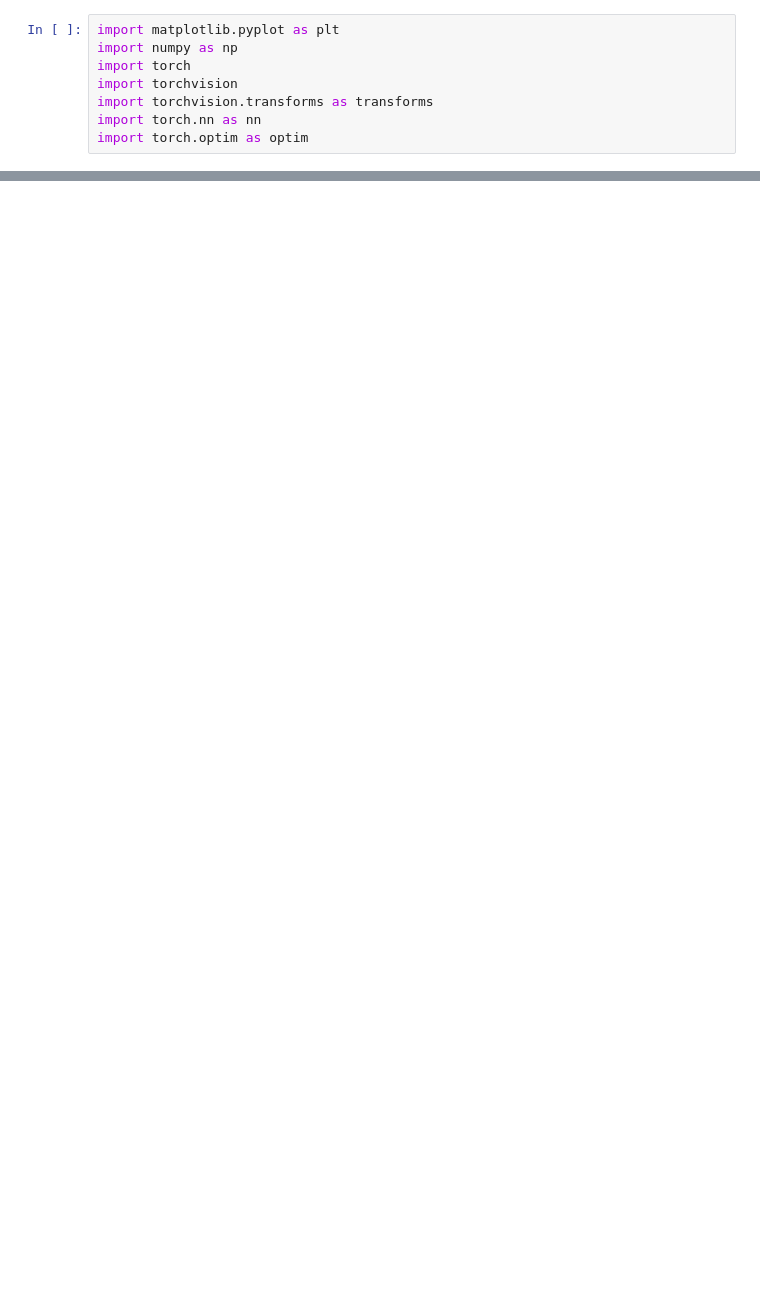
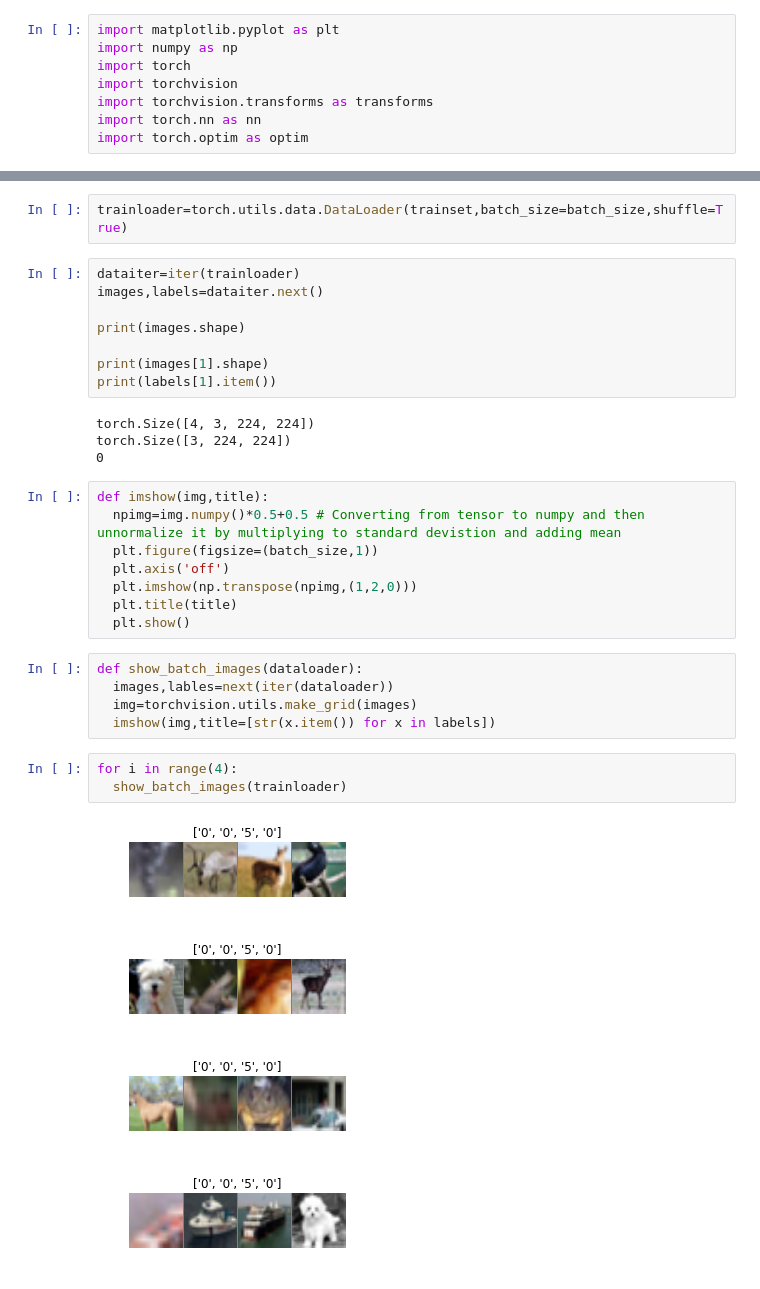
Before and after one commit to Musu1/Deep-Learning, a Jupyter notebook: Large_CNN.ipynb, the cells around one changed output, grey strips where cells are left out. Cells and saved outputs as stored; diff of their text form; blank space fills up the shorter version.

```diff
--- a/Large_CNN.ipynb
+++ b/Large_CNN.ipynb
@@ -17,0 +36,35 @@ cpu
+# %%
+trainloader=torch.utils.data.DataLoader(trainset,batch_size=batch_size,shuffle=True)
+# %%
+dataiter=iter(trainloader)
+images,labels=dataiter.next()
+
+print(images.shape)
+
+print(images[1].shape)
+print(labels[1].item())
+# %% [output]
+torch.Size([4, 3, 224, 224])
+torch.Size([3, 224, 224])
+0
+# %%
+def imshow(img,title):
+  npimg=img.numpy()*0.5+0.5 # Converting from tensor to numpy and then unnormalize it by multiplying to standard devistion and adding mean
+  plt.figure(figsize=(batch_size,1))
+  plt.axis('off')
+  plt.imshow(np.transpose(npimg,(1,2,0)))
+  plt.title(title)
+  plt.show()
+# %%
+def show_batch_images(dataloader):
+  images,lables=next(iter(dataloader))
+  img=torchvision.utils.make_grid(images)
+  imshow(img,title=[str(x.item()) for x in labels])
+# %%
+for i in range(4):
+  show_batch_images(trainloader)
+# %% [output]
+[figure, added]
+[figure, added]
+[figure, added]
+[figure, added]
```
Also changed, not shown: parts of 14 cells of this notebook.
